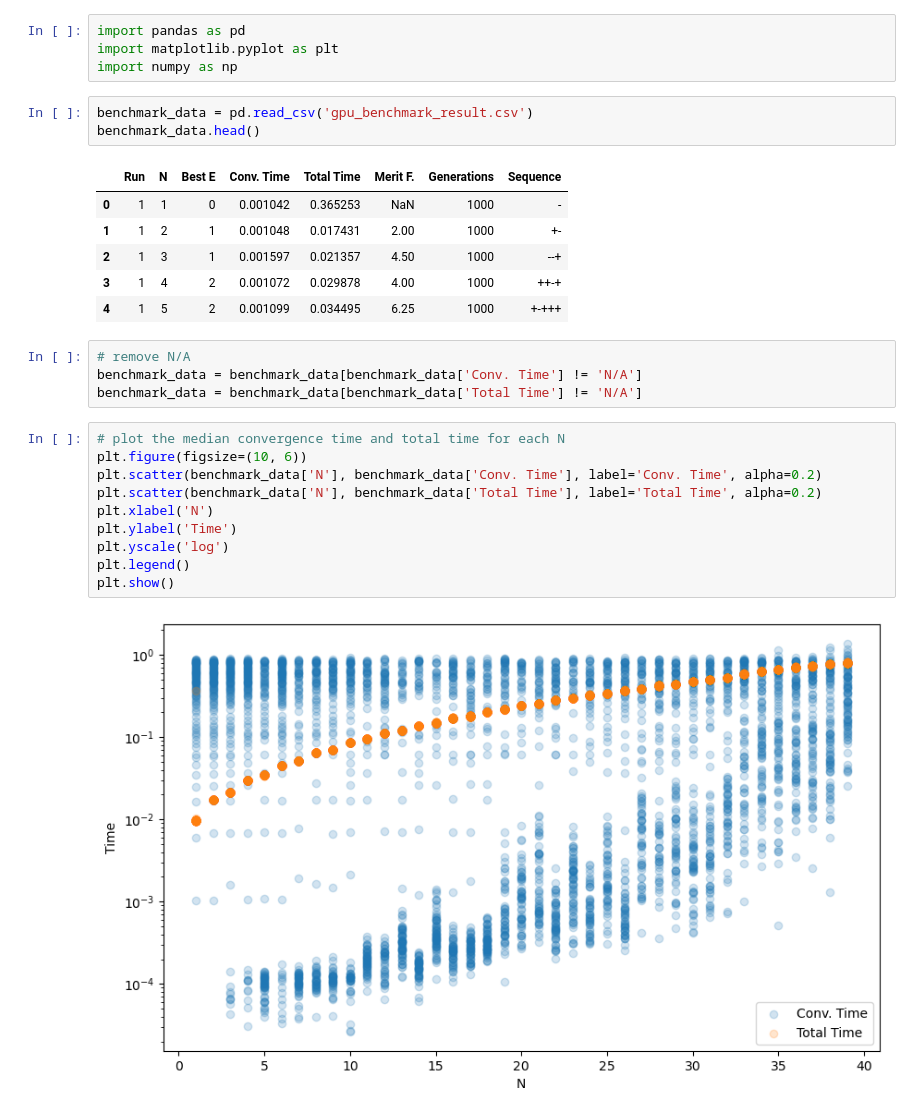
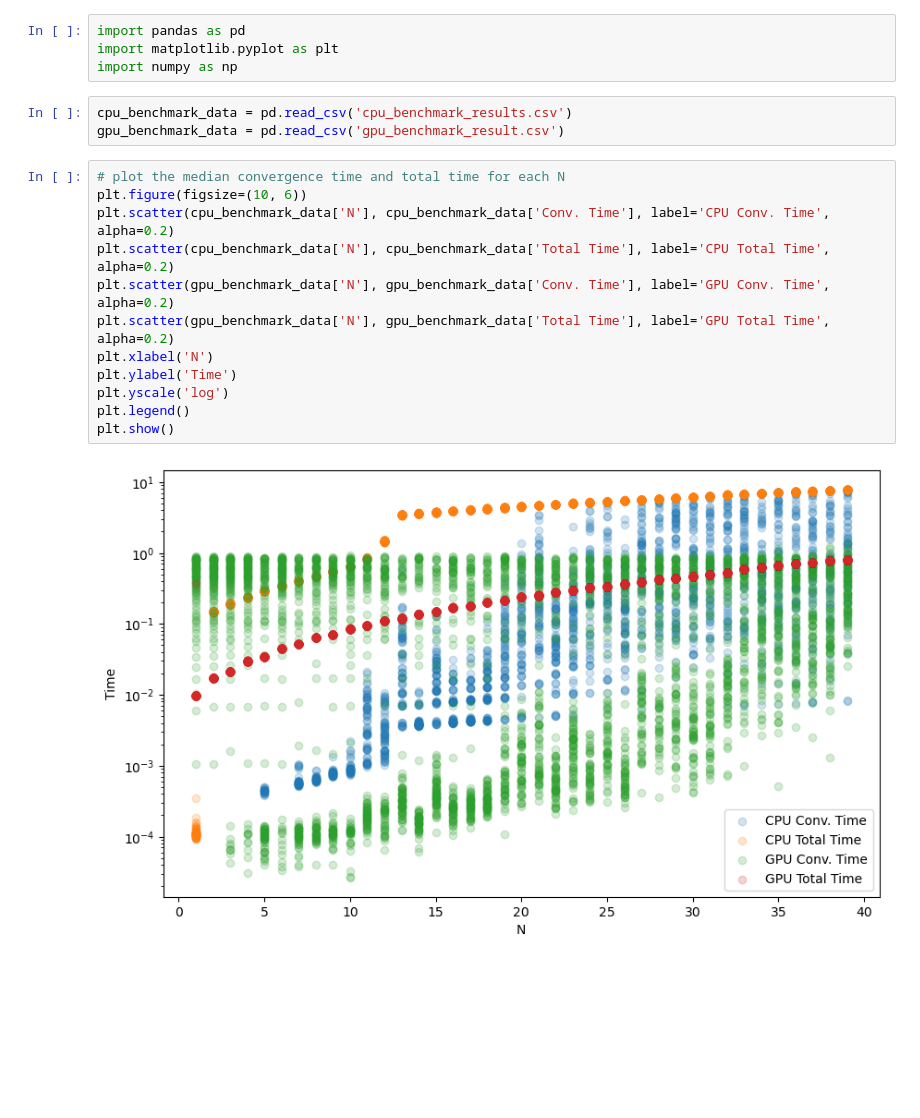
Before and after one commit to chtang-hmc/2026-NVIDIA, a Jupyter notebook: analyze_benchmark.ipynb, the cells around one changed output. Cells and saved outputs as stored; diff of their text form; blank space fills up the shorter version.

Commit message:
added cpu benchmark results

```diff
--- a/analyze_benchmark.ipynb
+++ b/analyze_benchmark.ipynb
@@ -3,31 +3,22 @@ import pandas as pd
 import matplotlib.pyplot as plt
 import numpy as np
 # %%
-benchmark_data = pd.read_csv('gpu_benchmark_result.csv')
-benchmark_data.head()
+cpu_benchmark_data = pd.read_csv('cpu_benchmark_results.csv')
+gpu_benchmark_data = pd.read_csv('gpu_benchmark_result.csv')
-# %% [output]
-|  | Run | N | Best E | Conv. Time | Total Time | Merit F. | Generations | Sequence |
-| 0 | 1 | 1 | 0 | 0.001042 | 0.365253 | NaN | 1000 | - |
-| 1 | 1 | 2 | 1 | 0.001048 | 0.017431 | 2.00 | 1000 | +- |
-| 2 | 1 | 3 | 1 | 0.001597 | 0.021357 | 4.50 | 1000 | --+ |
-| 3 | 1 | 4 | 2 | 0.001072 | 0.029878 | 4.00 | 1000 | ++-+ |
-| 4 | 1 | 5 | 2 | 0.001099 | 0.034495 | 6.25 | 1000 | +-+++ |
-# %%
-# remove N/A
-benchmark_data = benchmark_data[benchmark_data['Conv. Time'] != 'N/A']
-benchmark_data = benchmark_data[benchmark_data['Total Time'] != 'N/A']
 # %%
 # plot the median convergence time and total time for each N
 plt.figure(figsize=(10, 6))
-plt.scatter(benchmark_data['N'], benchmark_data['Conv. Time'], label='Conv. Time', alpha=0.2)
-plt.scatter(benchmark_data['N'], benchmark_data['Total Time'], label='Total Time', alpha=0.2)
+plt.scatter(cpu_benchmark_data['N'], cpu_benchmark_data['Conv. Time'], label='CPU Conv. Time', alpha=0.2)
+plt.scatter(cpu_benchmark_data['N'], cpu_benchmark_data['Total Time'], label='CPU Total Time', alpha=0.2)
+plt.scatter(gpu_benchmark_data['N'], gpu_benchmark_data['Conv. Time'], label='GPU Conv. Time', alpha=0.2)
+plt.scatter(gpu_benchmark_data['N'], gpu_benchmark_data['Total Time'], label='GPU Total Time', alpha=0.2)
 plt.xlabel('N')
 plt.ylabel('Time')
 plt.yscale('log')
 plt.legend()
 plt.show()
 # %% [output]
-[figure, old version]
+[figure, new version]
 # %%
 # create regression plot for convergence time ~ N. should be time = a * alpha^N
 import numpy as np
```
Also changed, not shown: parts of 1 cell of this notebook, 1 other file.
